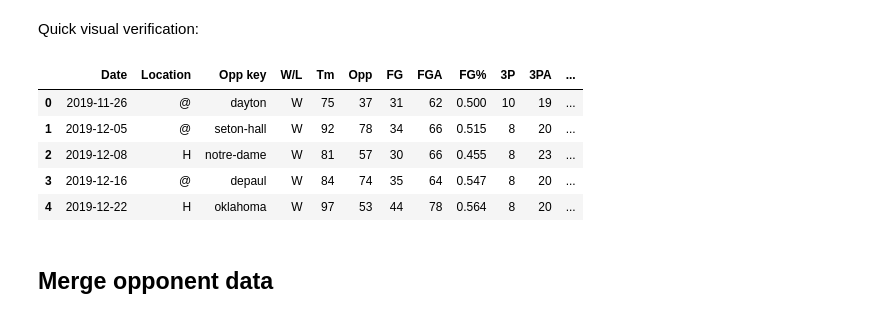
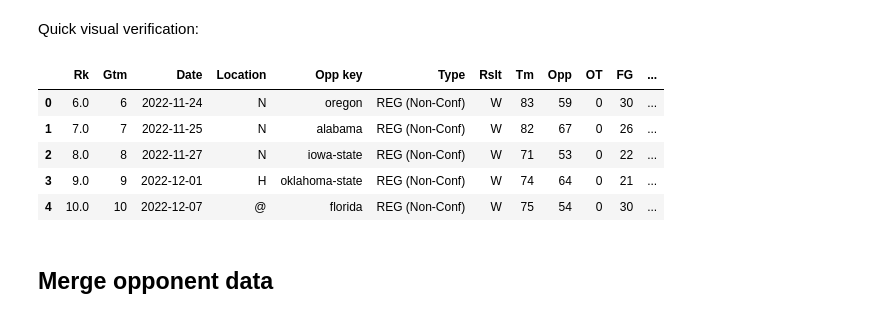
Before and after one commit to mike-taylor99/MLMB, a Jupyter notebook: utils/notebook/training_data.ipynb, the cells around one changed output. Cells and saved outputs as stored; diff of their text form; code cells hidden in the pictures.

```diff
--- a/utils/notebook/training_data.ipynb
+++ b/utils/notebook/training_data.ipynb
@@ -357,17 +383,17 @@ def generate_moving_averages(seasons, keep_latest = False, span = 5, isWomens =
 # %% [markdown]
 Quick visual verification:
 # %%
-school_key, season, span = 'connecticut', 2020, 5
-file_path = get_team_season_file_path(school_key, season, f'{school_key}_{span}ma.csv', isWomens=True)
+school_key, season, span = 'connecticut', 2023, 5
+file_path = get_team_season_file_path(school_key, season, f'{school_key}_{span}ma.csv', isWomens=False)
 team_df = pd.read_csv(file_path)
 team_df.head()
 # %% [output]
-|  | Date | Location | Opp key | W/L | Tm | Opp | FG | FGA | FG% | 3P | 3PA | ... |
-| 0 | 2019-11-26 | @ | dayton | W | 75 | 37 | 31 | 62 | 0.500 | 10 | 19 | ... |
-| 1 | 2019-12-05 | @ | seton-hall | W | 92 | 78 | 34 | 66 | 0.515 | 8 | 20 | ... |
-| 2 | 2019-12-08 | H | notre-dame | W | 81 | 57 | 30 | 66 | 0.455 | 8 | 23 | ... |
-| 3 | 2019-12-16 | @ | depaul | W | 84 | 74 | 35 | 64 | 0.547 | 8 | 20 | ... |
-| 4 | 2019-12-22 | H | oklahoma | W | 97 | 53 | 44 | 78 | 0.564 | 8 | 20 | ... |
+|  | Rk | Gtm | Date | Location | Opp key | Type | Rslt | Tm | Opp | OT | FG | ... |
+| 0 | 6.0 | 6 | 2022-11-24 | N | oregon | REG (Non-Conf) | W | 83 | 59 | 0 | 30 | ... |
+| 1 | 7.0 | 7 | 2022-11-25 | N | alabama | REG (Non-Conf) | W | 82 | 67 | 0 | 26 | ... |
+| 2 | 8.0 | 8 | 2022-11-27 | N | iowa-state | REG (Non-Conf) | W | 71 | 53 | 0 | 22 | ... |
+| 3 | 9.0 | 9 | 2022-12-01 | H | oklahoma-state | REG (Non-Conf) | W | 74 | 64 | 0 | 21 | ... |
+| 4 | 10.0 | 10 | 2022-12-07 | @ | florida | REG (Non-Conf) | W | 75 | 54 | 0 | 30 | ... |
 # %% [markdown]
 ## Merge opponent data
 # %%
```
Also changed, not shown: parts of 29 cells of this notebook, 50 other files.
